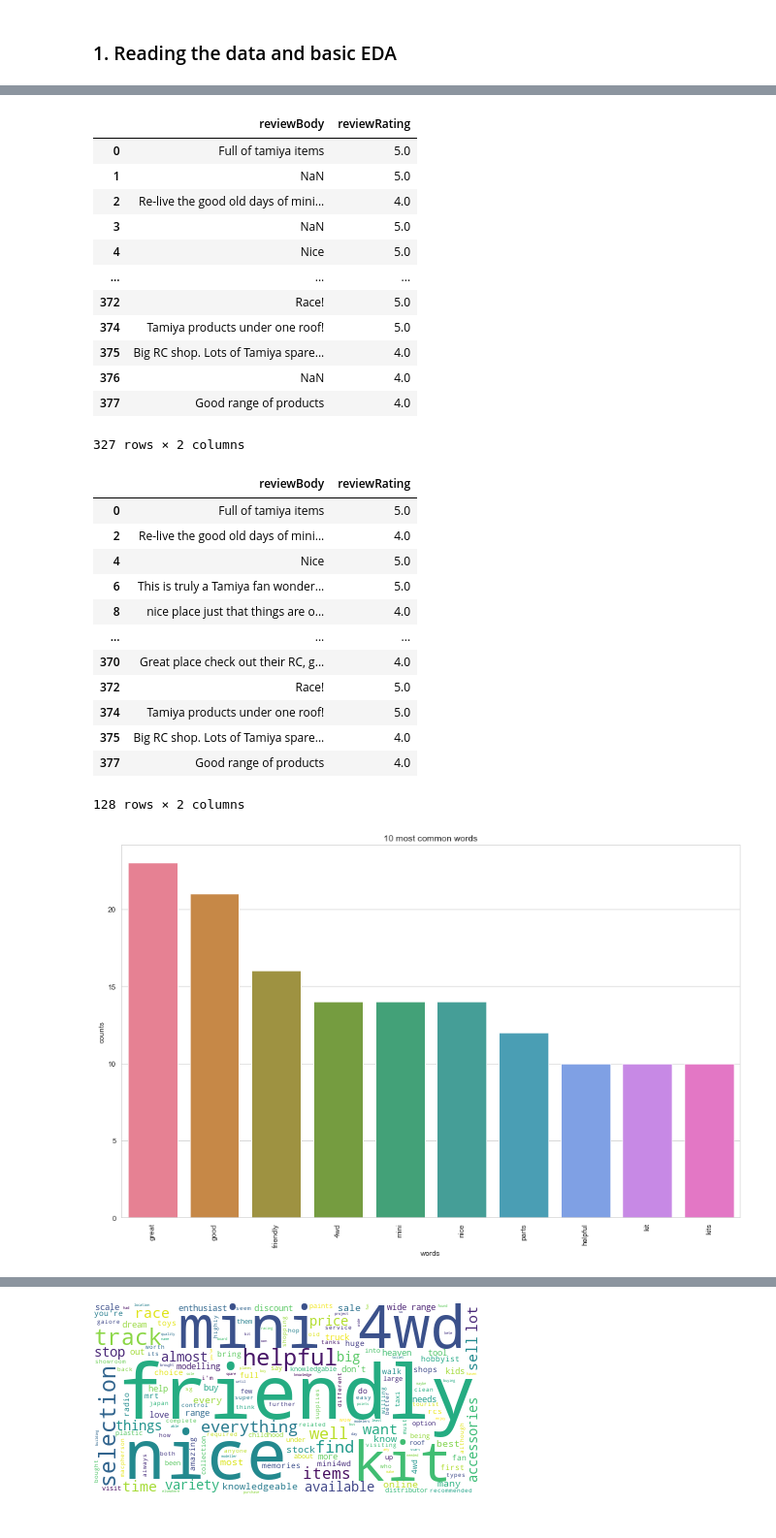
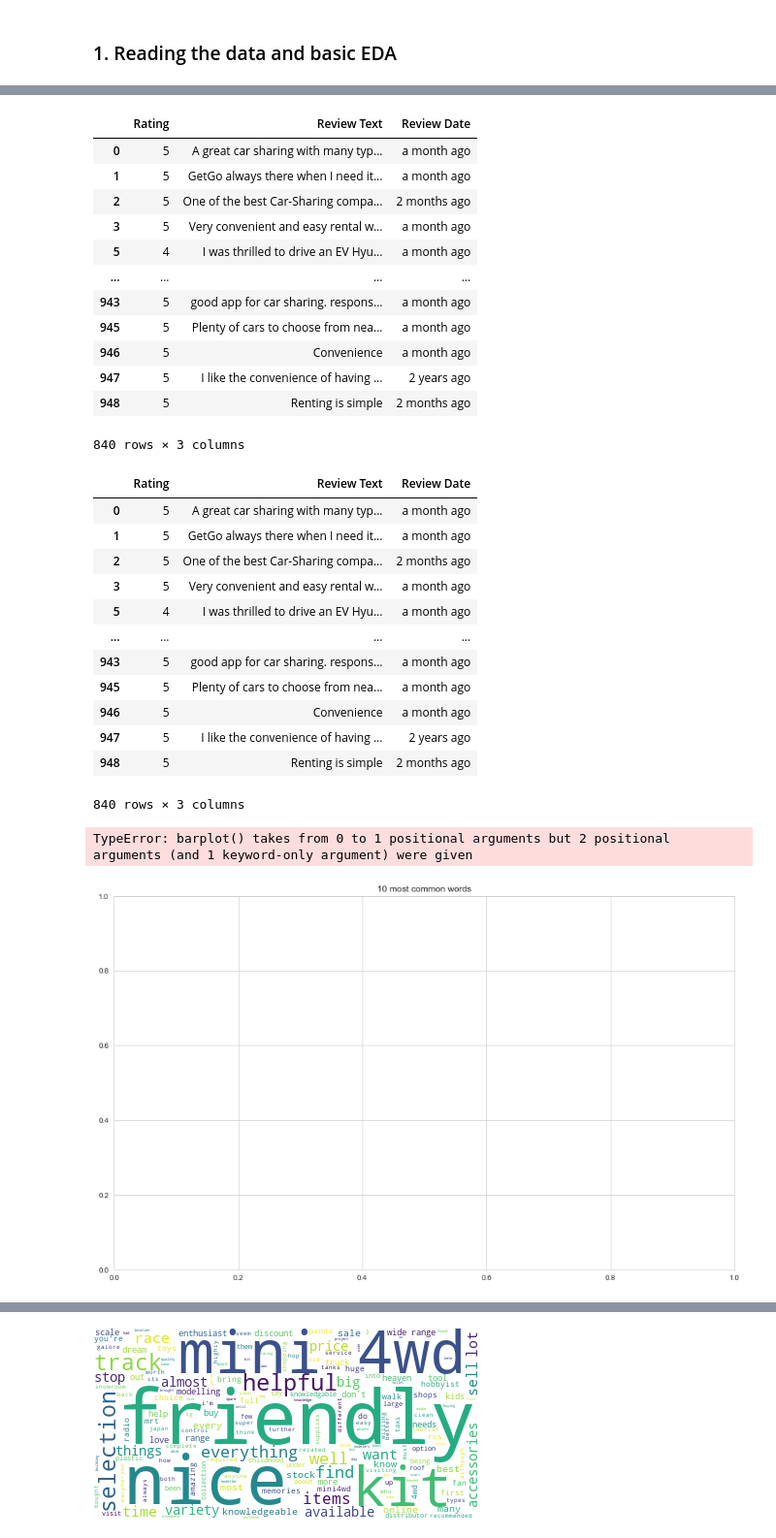
Before and after one commit to thejustinn/CarPricePrediction, a Jupyter notebook: Sentiment & Topic Modelling/Topic Modelling/Google Reviews Topic Modelling.ipynb, the cells around one changed output, grey strips where cells are left out. Shown at 97% size. Saved outputs shown, nothing was run; the diff lists cells and outputs as text; code cells hidden in the pictures.

Commit message:
chore: Topic modeling

```diff
--- a/Sentiment & Topic Modelling/Topic Modelling/Google Reviews Topic Modelling.ipynb
+++ b/Sentiment & Topic Modelling/Topic Modelling/Google Reviews Topic Modelling.ipynb
@@ -28,7 +18,7 @@ os.chdir('./')
 # Write your code below
 
 # Solution
-reviews = pd.read_csv('Reviews.csv')
+reviews = pd.read_csv (r'C:\Users\alext\OneDrive - Singapore Management University\Desktop\SMU General Shit\Y4S2 (FYP)\Project_2_SgCarMart Price Prediction\CarPricePrediction\Sentiment & Topic Modelling\getgo_reviews.csv')
 # %%
 display(reviews)
 # %% [output]
@@ -65,0 +38,8 @@ display(reviews_1star)
+# %%
+reviews['Rating'] = reviews['Rating'].str[0]
+
+# Convert 'Rating' column to numeric
+reviews['Rating'] = pd.to_numeric(reviews['Rating'])
+
+# Filter reviews with rating 4 stars or above
+reviews_1star = reviews[reviews['Rating'] >= 4.0]
@@ -66,40 +50,38 @@ display(reviews_1star)
 # %%
-# Remove the columns
-reviews_1star = reviews_1star.drop(columns=['author', 'ratingMaxvalue', 'reviewTags', 'dateCreated', 'images', 'reviewUrl', 'reviewSource', 'originalText', 'name', 'reviewCount', 'aggregateRating', 'address', 'place_id', 'input', 'businessUrl'], axis=1)
 #reviewRating is omitted
 # Print out the first rows of papers
 display(reviews_1star)
 # %% [output]
-|  | reviewBody | reviewRating |
-| 0 | Full of tamiya items | 5.0 |
-| 1 | NaN | 5.0 |
-| 2 | Re-live the good old days of mini... | 4.0 |
-| 3 | NaN | 5.0 |
-| 4 | Nice | 5.0 |
-| ... | ... | ... |
-| 372 | Race! | 5.0 |
-| 374 | Tamiya products under one roof! | 5.0 |
-| 375 | Big RC shop. Lots of Tamiya spare... | 4.0 |
-| 376 | NaN | 4.0 |
-| 377 | Good range of products | 4.0 |
+|  | Rating | Review Text | Review Date |
+| 0 | 5 | A great car sharing with many typ... | a month ago |
+| 1 | 5 | GetGo always there when I need it... | a month ago |
+| 2 | 5 | One of the best Car-Sharing compa... | 2 months ago |
+| 3 | 5 | Very convenient and easy rental w... | a month ago |
+| 5 | 4 | I was thrilled to drive an EV Hyu... | a month ago |
+| ... | ... | ... | ... |
+| 943 | 5 | good app for car sharing. respons... | a month ago |
+| 945 | 5 | Plenty of cars to choose from nea... | a month ago |
+| 946 | 5 | Convenience | a month ago |
+| 947 | 5 | I like the convenience of having ... | 2 years ago |
+| 948 | 5 | Renting is simple | 2 months ago |
-327 rows × 2 columns
+840 rows × 3 columns
 # %%
 reviews_cleaned = reviews_1star.dropna()
 display(reviews_cleaned)
 # %% [output]
-|  | reviewBody | reviewRating |
-| 0 | Full of tamiya items | 5.0 |
-| 2 | Re-live the good old days of mini... | 4.0 |
-| 4 | Nice | 5.0 |
-| 6 | This is truly a Tamiya fan wonder... | 5.0 |
-| 8 | nice place just that things are o... | 4.0 |
-| ... | ... | ... |
-| 370 | Great place check out their RC, g... | 4.0 |
-| 372 | Race! | 5.0 |
-| 374 | Tamiya products under one roof! | 5.0 |
-| 375 | Big RC shop. Lots of Tamiya spare... | 4.0 |
-| 377 | Good range of products | 4.0 |
+|  | Rating | Review Text | Review Date |
+| 0 | 5 | A great car sharing with many typ... | a month ago |
+| 1 | 5 | GetGo always there when I need it... | a month ago |
+| 2 | 5 | One of the best Car-Sharing compa... | 2 months ago |
+| 3 | 5 | Very convenient and easy rental w... | a month ago |
+| 5 | 4 | I was thrilled to drive an EV Hyu... | a month ago |
+| ... | ... | ... | ... |
+| 943 | 5 | good app for car sharing. respons... | a month ago |
+| 945 | 5 | Plenty of cars to choose from nea... | a month ago |
+| 946 | 5 | Convenience | a month ago |
+| 947 | 5 | I like the convenience of having ... | 2 years ago |
+| 948 | 5 | Renting is simple | 2 months ago |
-128 rows × 2 columns
+840 rows × 3 columns
 # %%
 # Load the library with the CountVectorizer method
 from sklearn.feature_extraction.text import CountVectorizer
@@ -117,35 +99,36 @@ warnings.simplefilter(action="ignore", category=FutureWarning)
 def plot_10_most_common_words(count_data, count_vectorizer):
     import matplotlib.pyplot as plt
     words = count_vectorizer.get_feature_names_out()
     total_counts = np.zeros(len(words))
     for t in count_data:
         total_counts+=t.toarray()[0]
 
     count_dict = (zip(words, total_counts))
     count_dict = sorted(count_dict, key=lambda x:x[1], reverse=True)[0:10]
     words = [w[0] for w in count_dict]
     counts = [w[1] for w in count_dict]
     x_pos = np.arange(len(words))
 
     plt.figure(2, figsize=(15, 15/1.6180))
     plt.subplot(title='10 most common words')
     sns.set_context("notebook", font_scale=1.25, rc={"lines.linewidth": 2.5})
     sns.barplot(x_pos, counts, palette='husl')
     plt.xticks(x_pos, words, rotation=90)
     plt.xlabel('words')
     plt.ylabel('counts')
     plt.show()
 
 # Initialise the count vectorizer with the English stop words
 count_vectorizer = CountVectorizer(stop_words=['like','stars','people','experience','let','english','however','then','stuff','only','or','very','than','also','singapore','could','would','an','asked','one','enough','u','just','has','on','were','hobby','thing','that','here','then','when','their','there','need','store','products','cars','all','rc','models','it','car','model','product','with','is','as','was','what','be','other','have','this','a','in','no','too','you','the','my', 'they', 'if', 'at', 'me', 'your', 'of', 'are', 'for', 'can', 'shop', 'not', 'i', 'get', 'but', 'to', 'and', 'from', 'tamiya', 'item', 'place', 'paint', 'really', 'quite', 'come', 'got', 'will', 'staff', 'even', 'still', 'play', 'tell', 'got', 'absolutely'])
 
 # Fit and transform the processed titles
-count_data = count_vectorizer.fit_transform(reviews_cleaned['reviewBody'])
+count_data = count_vectorizer.fit_transform(reviews_cleaned['Review Text'])
 
 # Visualise the 10 most common words
 plot_10_most_common_words(count_data, count_vectorizer)
 # %% [output]
+TypeError: barplot() takes from 0 to 1 positional arguments but 2 positional arguments (and 1 keyword-only argument) were given
-[figure, old version]
+[figure, new version]
 # %%
 # Load the regular expression library
 import re
```
Also changed, not shown: parts of 6 cells of this notebook, 4 other files.
